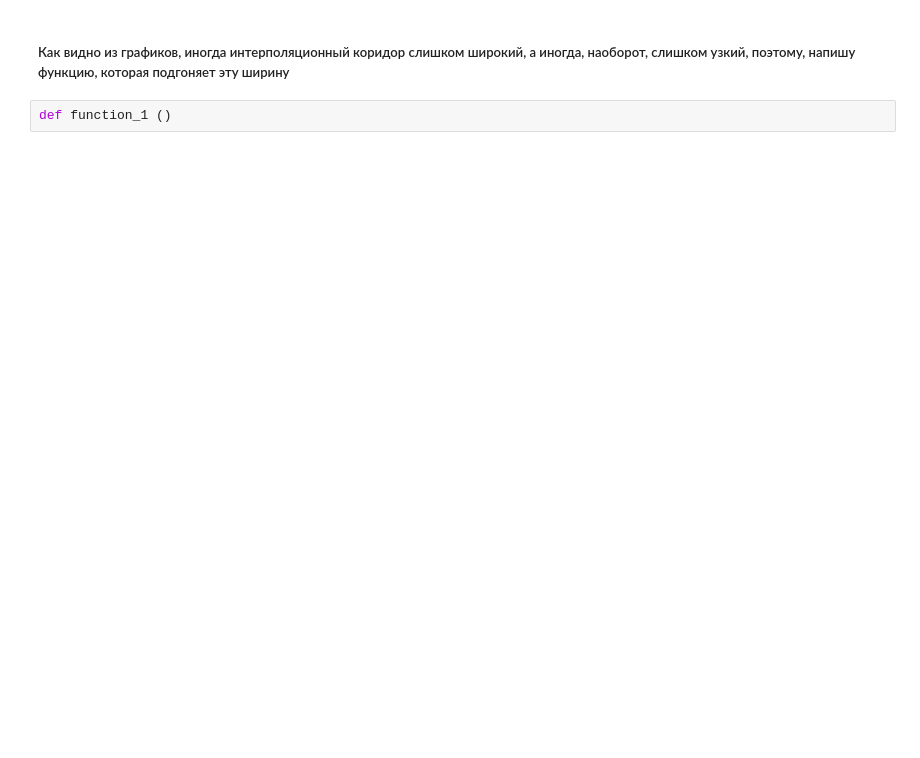
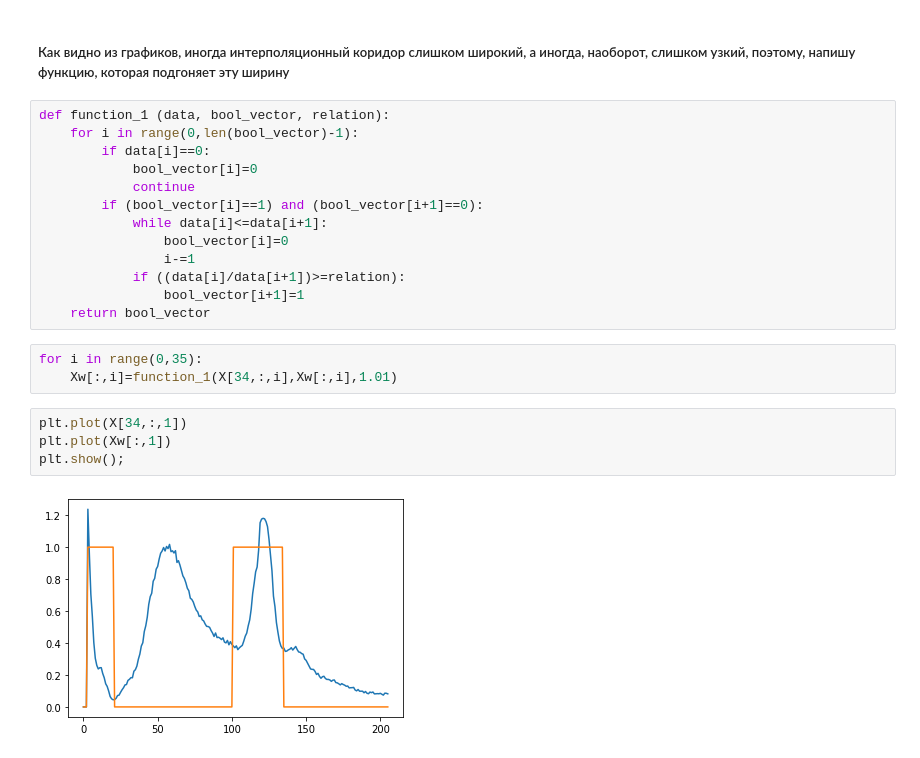
Before and after one commit to 89605502155/ML-repositry, a Jupyter notebook: new_interpolation.ipynb, the cells around one changed output. Drawn from its saved outputs; the diff is of its cells as text; blank space fills up the shorter version.

```diff
--- a/new_interpolation.ipynb
+++ b/new_interpolation.ipynb
@@ -88,4 +94,24 @@ plt.show();
 # %% [markdown]
 ##### Как видно из графиков, иногда интерполяционный коридор слишком широкий, а иногда, наоборот, слишком узкий, поэтому, напишу функцию, которая подгоняет эту ширину
-# %%
-def function_1 ()
+# %%
+def function_1 (data, bool_vector, relation):
+    for i in range(0,len(bool_vector)-1):
+        if data[i]==0:
+            bool_vector[i]=0
+            continue
+        if (bool_vector[i]==1) and (bool_vector[i+1]==0):
+            while data[i]<=data[i+1]:
+                bool_vector[i]=0
+                i-=1
+            if ((data[i]/data[i+1])>=relation):
+                bool_vector[i+1]=1
+    return bool_vector
+# %%
+for i in range(0,35):
+    Xw[:,i]=function_1(X[34,:,i],Xw[:,i],1.01)
+# %%
+plt.plot(X[34,:,1])
+plt.plot(Xw[:,1])
+plt.show();
+# %% [output]
+[figure, added]
```
Also changed, not shown: parts of 4 cells of this notebook.
